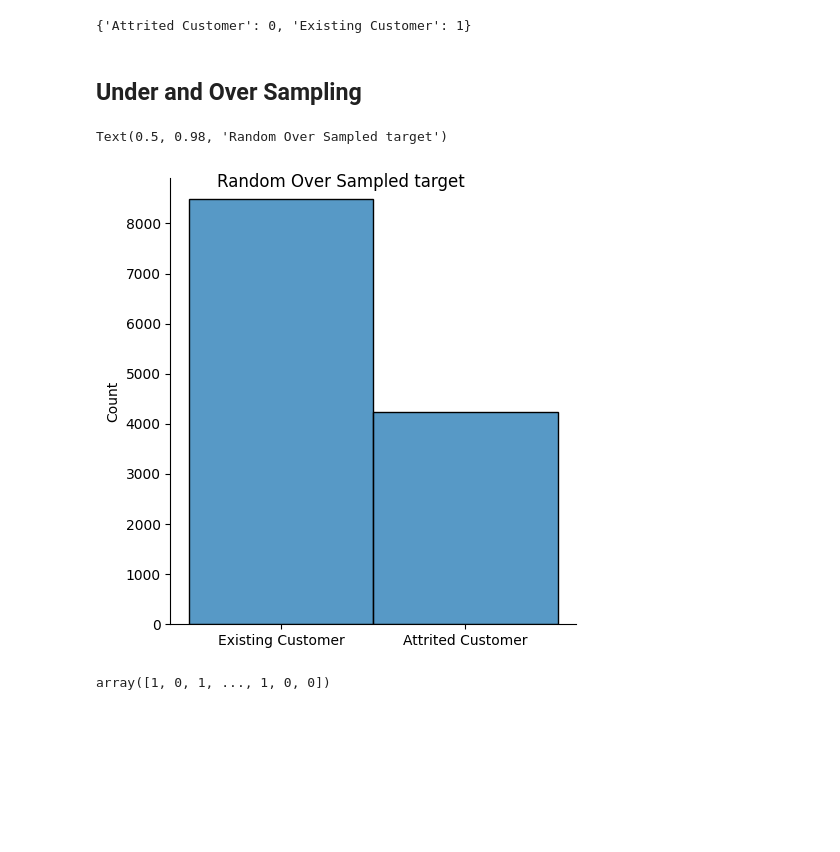
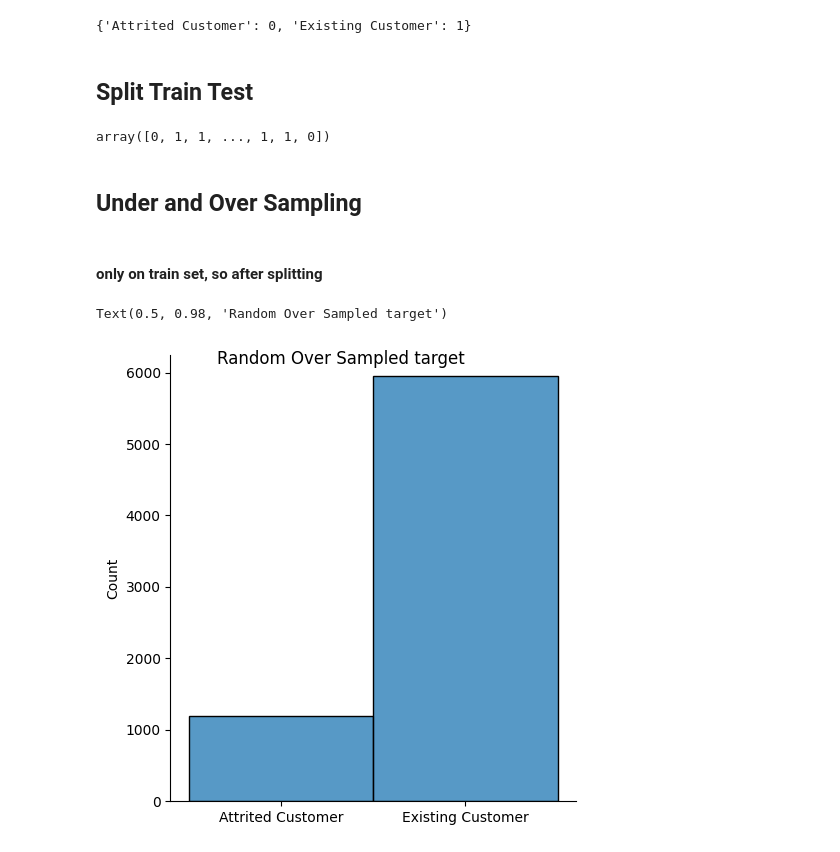
Before and after one commit to anilembel/Churn_Prediction_Becode, a Jupyter notebook: 4_modeling/classification.ipynb, the cells around one changed output. Drawn from its saved outputs; the diff is of its cells as text; code cells hidden in the pictures; blank space fills up the shorter version.

Commit message:
End of day: random oversampling, confusion matrix

```diff
--- a/4_modeling/classification.ipynb
+++ b/4_modeling/classification.ipynb
@@ -58,5 +66,14 @@ lb_name_mapping = dict(zip(lb.classes_, lb.transform(lb.classes_)))
 print(lb_name_mapping)
 # %% [output]
 {'Attrited Customer': 0, 'Existing Customer': 1}
+# %% [markdown]
+## Split Train Test
+# %%
+# Split the Samples to train and test
+from sklearn.model_selection import train_test_split
+X_train, X_test, y_train, y_test = train_test_split(features, target, test_size=0.3, random_state=38)
+y_train
+# %% [output]
+array([0, 1, 1, ..., 1, 1, 0])
 # %% [markdown]
 ## Under and Over Sampling
@@ -69,17 +80,17 @@ X_resampled, y_resampled = ros.fit_resample(features, target)
+# %% [markdown]
+#### only on train set, so after splitting
+# %%
+
+ros = RandomOverSampler(random_state=0, sampling_strategy=.2)
+
+X_train, y_train = ros.fit_resample(X_train, y_train)
 # %%
-target_ROS = lb.inverse_transform(y_resampled)
+target_ROS = lb.inverse_transform(y_train)
 ROS_graph = sns.displot(target_ROS)
 ROS_graph.fig.suptitle('Random Over Sampled target')
 # %% [output]
 Text(0.5, 0.98, 'Random Over Sampled target')
-[figure, old version]
+[figure, new version]
-# %%
-# Split the Samples to train and test
-from sklearn.model_selection import train_test_split
-X_train, X_test, y_train, y_test = train_test_split(X_resampled, y_resampled, test_size=0.3, random_state=38)
-y_train
-# %% [output]
-array([1, 0, 1, ..., 1, 0, 0])
 # %%
 # Standardisation
 from sklearn.preprocessing import StandardScaler
```
Also changed, not shown: parts of 13 cells of this notebook, 2 other files.
